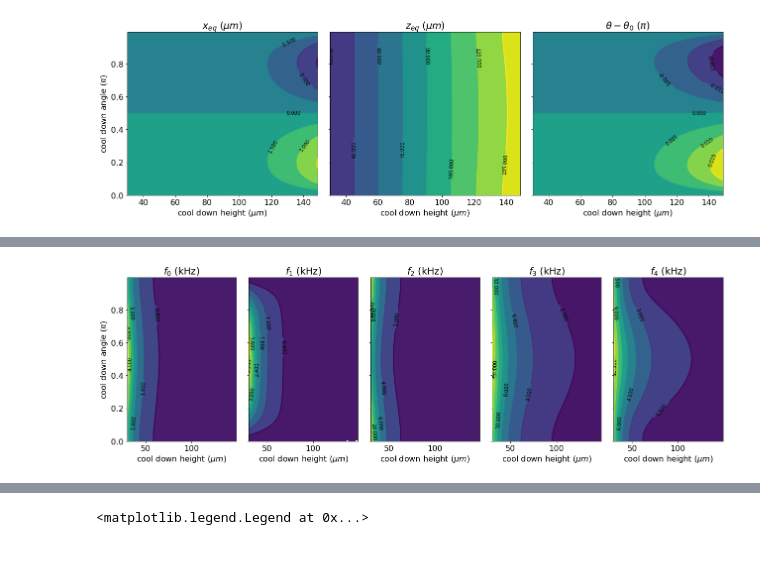
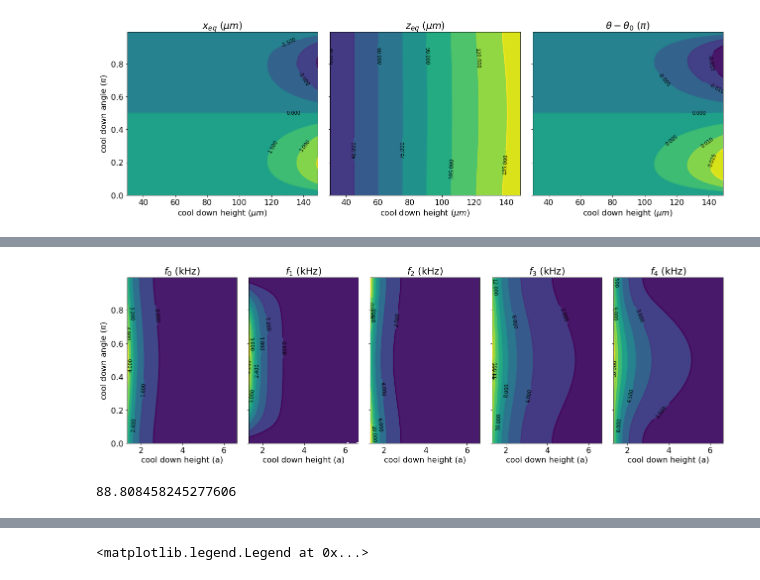
Before and after one commit to LISE-B26/frozen_dipole_model, a Jupyter notebook: notebooks/type_II_SC_find_frequencies.ipynb, the cells around one changed output, grey strips where cells are left out. Cells and saved outputs as stored; diff of their text form; code cells hidden in the pictures.

```diff
--- a/notebooks/type_II_SC_find_frequencies.ipynb
+++ b/notebooks/type_II_SC_find_frequencies.ipynb
@@ -49,6 +46,5 @@ using the python code
 # %%
-physical_parameters = frozen_dipole_model.default_physical_parameters
-parameters = frozen_dipole_model.get_parameters(physical_parameters)
+
 # # define ho in um
 # ho = np.arange(30, 150, 5)
 # to = np.arange(-np.pi, np.pi, 0.25)
@@ -64,7 +60,7 @@ len(ho), len(to)
 X, Y = np.meshgrid(ho/parameters[normalization]*1e-6, to)
 shape = X.shape
 
-position_eq, frequencies = [], []
+position_eq, frequencies, eigen_vectors = [], [], []
 step = 10
 N_steps = len(X.flatten())
 with tqdm(total=N_steps, file=sys.stdout) as pbar:
@@ -73,11 +69,12 @@ with tqdm(total=N_steps, file=sys.stdout) as pbar:
 #             print(i, '/', N_steps)
         pbar.set_description('processed: %d' % (1 + i))
         pbar.update(step)
-        f, eq  = frozen_dipole_model.frequencies(ho=x, to=y, physical_parameters=physical_parameters,
-                                                 set_y_phi_zero=True, normalization= normalization, return_eq_positions=True)
-        frequencies.append(f)
-        position_eq.append(eq)
+        ret_dict  = frozen_dipole_model.frequencies(ho=x, to=y, physical_parameters=physical_parameters,
+                                                 set_y_phi_zero=True, normalization= normalization)
 
+        frequencies.append(ret_dict['eigenfrequencies'])
+        position_eq.append(ret_dict['position_eq'])
+        eigen_vectors.append(ret_dict['eigen_vectors'].reshape(-1))
 #         sleep(0.1)
 
 
@@ -145,7 +145,7 @@ X, Y = df[df.keys()[0]].values, df[df.keys()[1]].values
 shape = (len(np.unique(Y)), len(np.unique(X)))
 X = X.reshape(shape)
 Y = Y.reshape(shape)
-position_eq, frequencies = df[df.keys()[2:5]].values, df[df.keys()[5:]].values
+position_eq, frequencies, eigen_vectors = df[df.keys()[2:5]].values, df[df.keys()[5:10]].values, df[df.keys()[10:]].values
 # %% [markdown]
 ### plot data
 # %%
@@ -187,32 +234,37 @@ plt.show()
 # %%
 
 fig, axContour = plt.subplots(1,frequencies.shape[1], figsize=(18, 6), sharey=True)
 
     # create figure
 for i, (ax, direction) in enumerate(zip(axContour, ['$f_{:d}$ (kHz)'.format(i) for i in range(5)])):
 
 
     Z = frequencies[:,i].reshape(shape)*1e-3
 
 
     # plot contour
-    CS =ax.contour(X, Y, Z)
+    CS =ax.contour(X/parameters['a']*1e-6, Y, Z)
     ax.clabel(CS, inline=1, fontsize=10, colors='k')
 
 #     CS =plt.pcolor(X, Y, Z)
-    CS =ax.contourf(X, Y, Z)
+    CS =ax.contourf(X/parameters['a']*1e-6, Y, Z)
 #     cb = ax.colorbar()
 #     cb.set_label(quantity)
 
 
 
-    ax.set_xlabel('cool down height ($\mu m$)')
+    ax.set_xlabel('cool down height (a)')
     ax.set_title(direction)
     if i==0:
         ax.set_ylabel('cool down angle ($\pi$)')
 
 fig.tight_layout()
 plt.draw()
 plt.show()
+fig.savefig('../'+'images/frequencies_a_{:0.1f}um'.format(parameters['a']*1e6).replace('.', '_')+'.png')
 # %% [output]
-[figure, old version]
+[figure, new version]
+# %%
+df['$\\theta_0$ (rad)'].unique()[62]*180
+# %% [output]
+88.808458245277606
```
Also changed, not shown: parts of 36 cells of this notebook, 4 other files.
